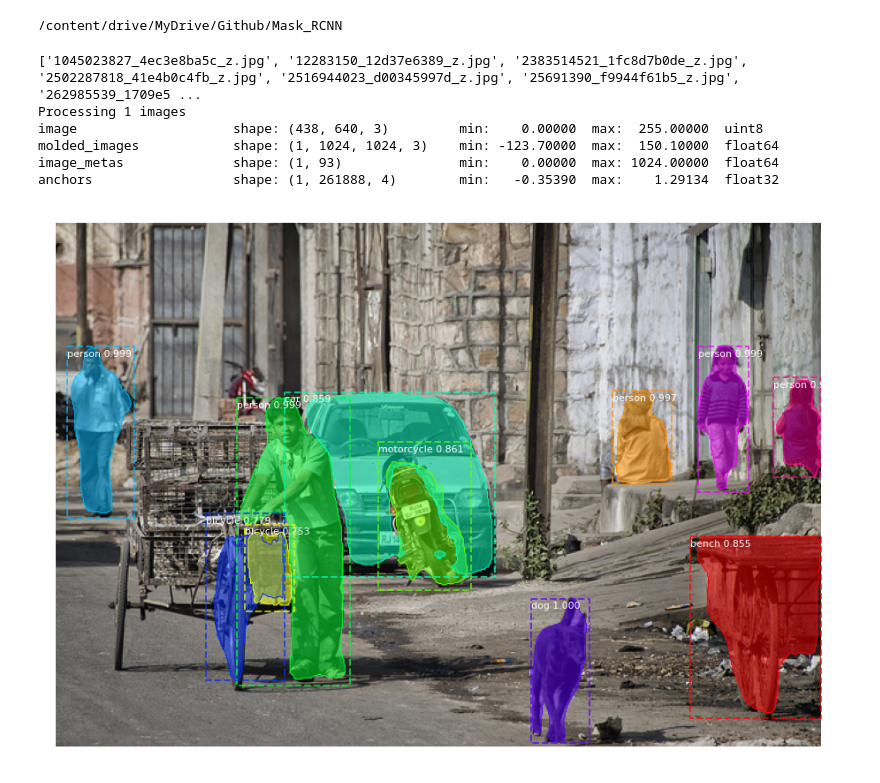
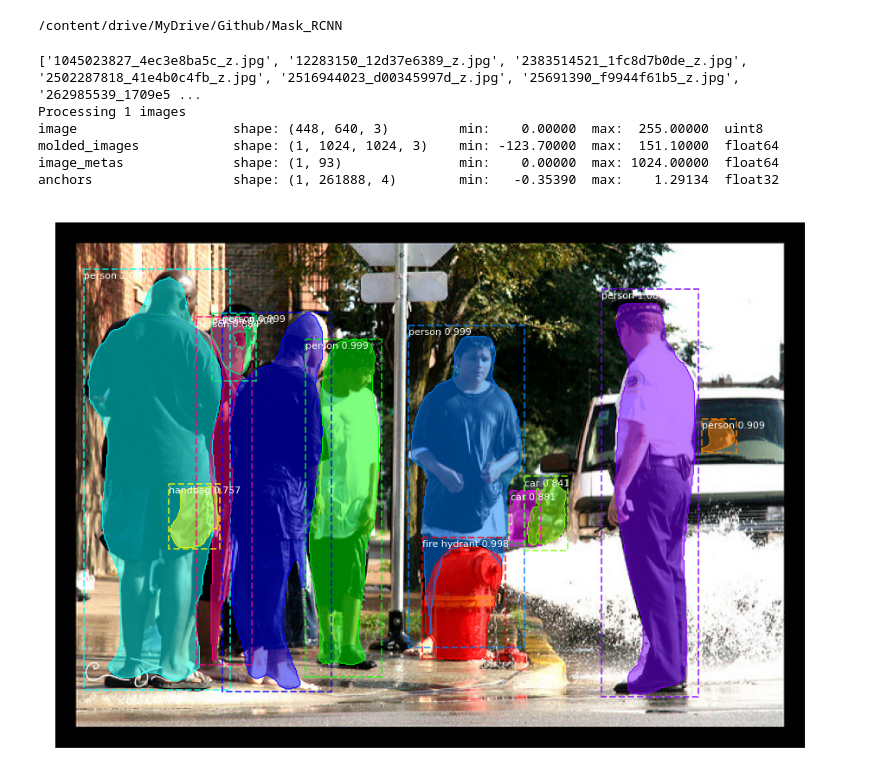
Before and after one commit to mellow-d/Mask_RCNN, a Jupyter notebook: samples/demo.ipynb, the cells around one changed output. Drawn from its saved outputs; the diff is of its cells as text; code cells hidden in the pictures.

Commit message:
running images

```diff
--- a/samples/demo.ipynb
+++ b/samples/demo.ipynb
@@ -211,23 +217,24 @@ IMAGE_DIR="/content/drive/MyDrive/Github/Mask_RCNN/images/"
 # %%
 # Load a random image from the images folder
 file_names = next(os.walk(IMAGE_DIR))[2]
 print(file_names)
-image = skimage.io.imread(os.path.join(IMAGE_DIR, random.choice(file_names)))
+for i in range(10):
+  image = skimage.io.imread(os.path.join(IMAGE_DIR, random.choice(file_names)))
 
 # Run detection
 results = model.detect([image], verbose=1)
 
 # Visualize results
 r = results[0]
 visualize.display_instances(image, r['rois'], r['masks'], r['class_ids'],
                             class_names, r['scores'])
 # %% [output]
 ['1045023827_4ec3e8ba5c_z.jpg', '12283150_12d37e6389_z.jpg', '2383514521_1fc8d7b0de_z.jpg', '2502287818_41e4b0c4fb_z.jpg', '2516944023_d00345997d_z.jpg', '25691390_f9944f61b5_z.jpg', '262985539_1709e5 ...
 Processing 1 images
-image                    shape: (438, 640, 3)         min:    0.00000  max:  255.00000  uint8
-molded_images            shape: (1, 1024, 1024, 3)    min: -123.70000  max:  150.10000  float64
+image                    shape: (448, 640, 3)         min:    0.00000  max:  255.00000  uint8
+molded_images            shape: (1, 1024, 1024, 3)    min: -123.70000  max:  151.10000  float64
 image_metas              shape: (1, 93)               min:    0.00000  max: 1024.00000  float64
 anchors                  shape: (1, 261888, 4)        min:   -0.35390  max:    1.29134  float32
-[figure, old version]
+[figure, new version]
 # %%
 !git add .
```
Also changed, not shown: parts of 6 cells of this notebook, 32 other files.
